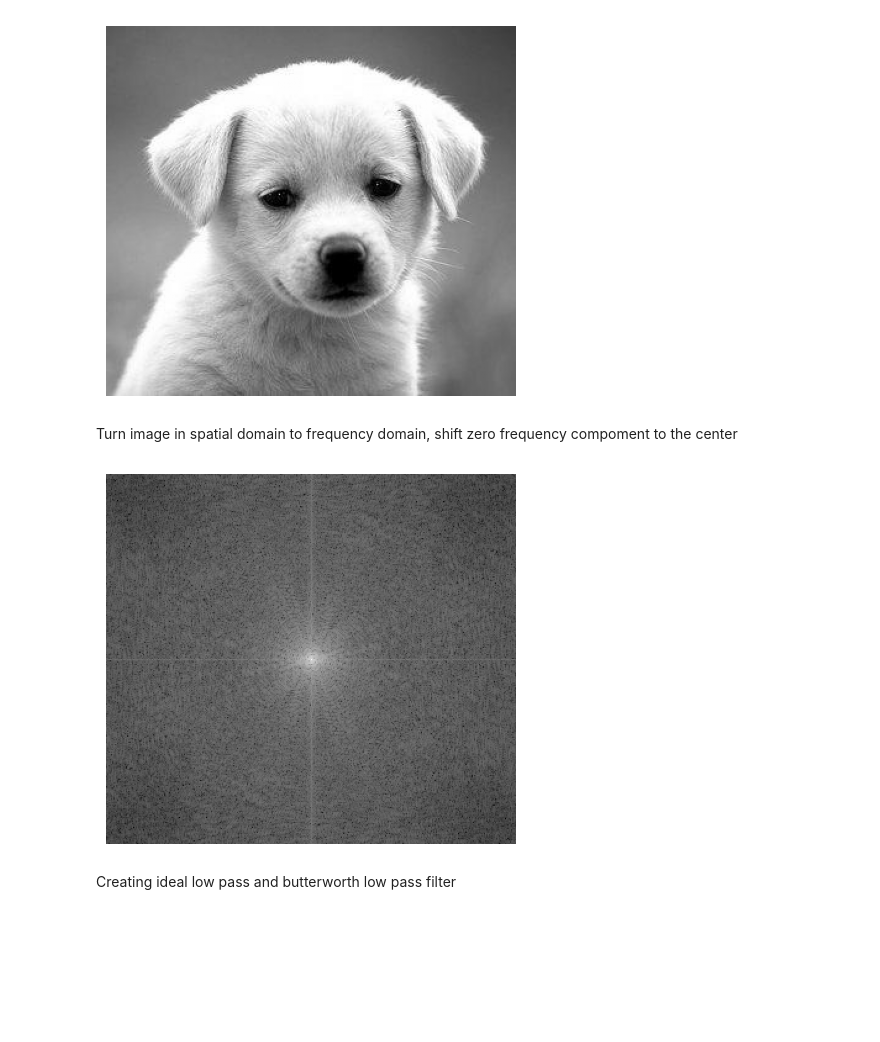
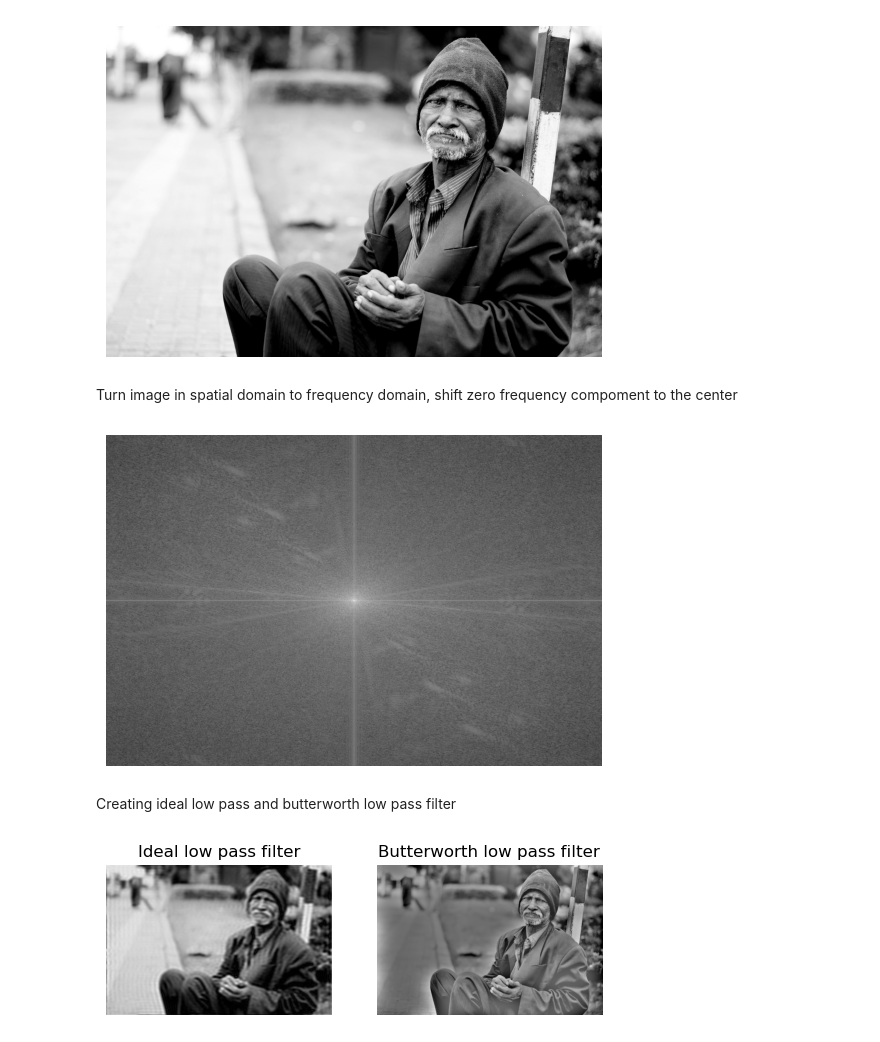
Before and after one commit to quangminh141005/Image_processing, a Jupyter notebook: Visualize.ipynb, the cells around one changed output. Cells and saved outputs as stored; diff of their text form; code cells hidden in the pictures; blank space fills up the shorter version.

Commit message:
change butterworth filter to vectorize

```diff
--- a/Visualize.ipynb
+++ b/Visualize.ipynb
@@ -3,12 +3,12 @@ import numpy as np
 import cv2
 import matplotlib.pyplot as plt
 # %%
-image = cv2.imread('puppy.jpg', cv2.IMREAD_GRAYSCALE)
+image = cv2.imread('old-man.jpg', cv2.IMREAD_GRAYSCALE)
 plt.imshow(image, cmap='gray')
 plt.axis('off')
 plt.show()
 # %% [output]
-[figure, old version]
+[figure, new version]
 # %% [markdown]
 Turn image in spatial domain to frequency domain, shift zero frequency compoment to the center
 # %%
@@ -21,7 +21,7 @@ plt.imshow(magnitude_spectrum, cmap='gray')
 plt.axis('off')
 plt.show()
 # %% [output]
-[figure, old version]
+[figure, new version]
 # %% [markdown]
 Creating ideal low pass and butterworth low pass filter
 # %%
@@ -59,4 +59,11 @@ butterworth_img_freq = magnitude_spectrum * butterworth_filter
 # %%
 # Convert frequency domain back to spatial domain
-ideal_img = np.fft.fft2(np.fft.fftshift(ideal_imgg)) # shift back zero frequency compoment back to the left coner
-butterworth_img = np.fft.fft2(np.fft.fftshift(butterworth_img))
+ideal_img = np.abs(np.fft.ifft2(np.fft.ifftshift(ideal_img_freq))) # shift back zero frequency compoment back to the left coner
+butterworth_img = np.abs(np.fft.ifft2(np.fft.ifftshift(butterworth_img_freq)))
+
+# Display the image
+plt.subplot(1,2,1), plt.imshow(ideal_img, cmap='gray'), plt.title('Ideal low pass filter'), plt.axis('off')
+plt.subplot(1,2,2), plt.imshow(butterworth_img, cmap='gray'), plt.title('Butterworth low pass filter'), plt.axis('off')
+plt.show()
+# %% [output]
+[figure, added]
```
Also changed, not shown: parts of 1 cell of this notebook.
